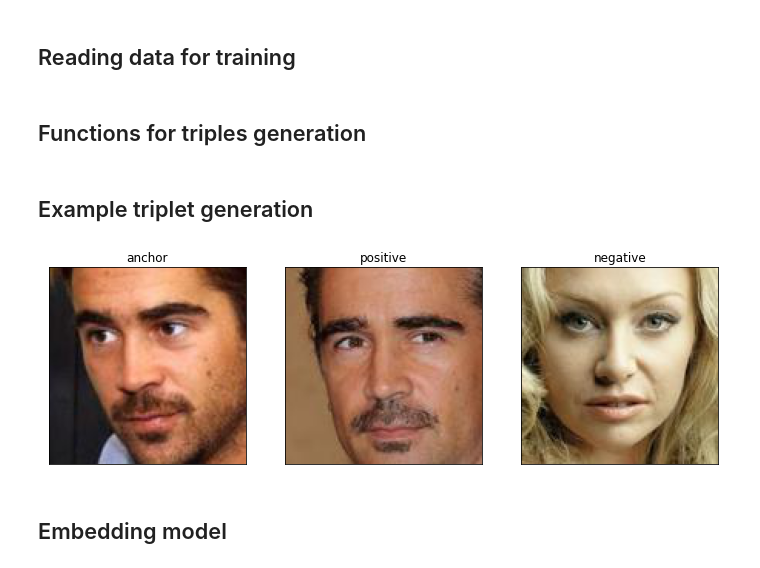
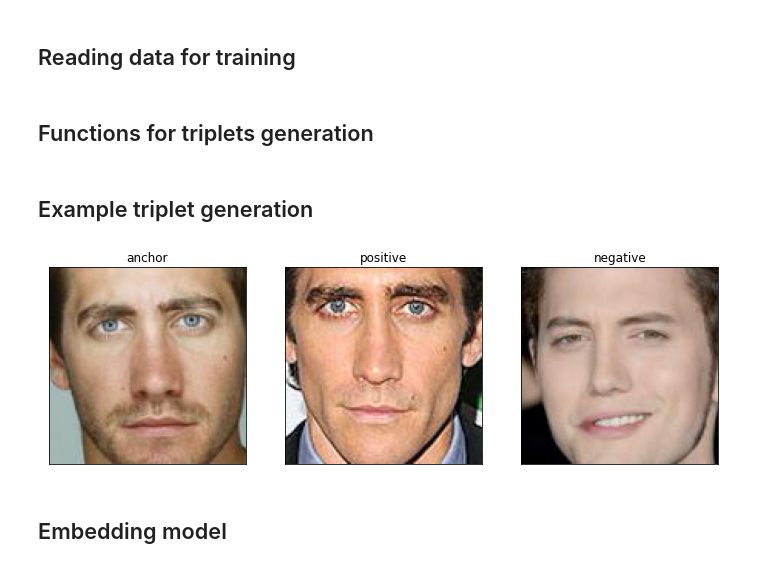
Before and after one commit to ArtemAvanesov/Face-recognition, a Jupyter notebook: face_recognition.ipynb, the cells around one changed output. Cells and saved outputs as stored; diff of their text form; code cells hidden in the pictures.

```diff
--- a/face_recognition.ipynb
+++ b/face_recognition.ipynb
@@ -432,7 +432,7 @@ x = np.array(x, dtype='int64')
 y = metadata[:,1]
 y = np.array(y, dtype='int64')
 # %% [markdown]
-## Functions for triples generation
+## Functions for triplets generation
 # %%
 def get_triples_indices(grouped, n):
     num_classes = len(grouped)
@@ -492,25 +492,25 @@ def triplet_generator(x, y, batch_size):
 # %% [markdown]
 ## Example triplet generation
 # %%
-triplet = triplet_generator(x, y, 1)
+triplets = triplet_generator(x, y, 1)
 
 array = []
-for i in triplet:
-  array.append(i)
+for triplet in triplets:
+  array.append(triplet)
   break
 
 anchor = np.array(array[0][0]['anchor_input'])[0]
 negative = np.array(array[0][0]['negative_input'])[0]
 positive = np.array(array[0][0]['positive_input'])[0]
 
 images = [anchor, positive, negative]
 names = ["anchor", "positive", "negative"]
 fix,axes = plt.subplots(1,3, figsize=(12,4), subplot_kw={'xticks':(),'yticks':()})
 for name, image, ax in zip(names, images, axes.ravel()):
     ax.imshow(image)
     ax.set_title(name)
 # %% [output]
-[figure, old version]
+[figure, new version]
 # %% [markdown]
 ## Embedding model
 # %%
```
